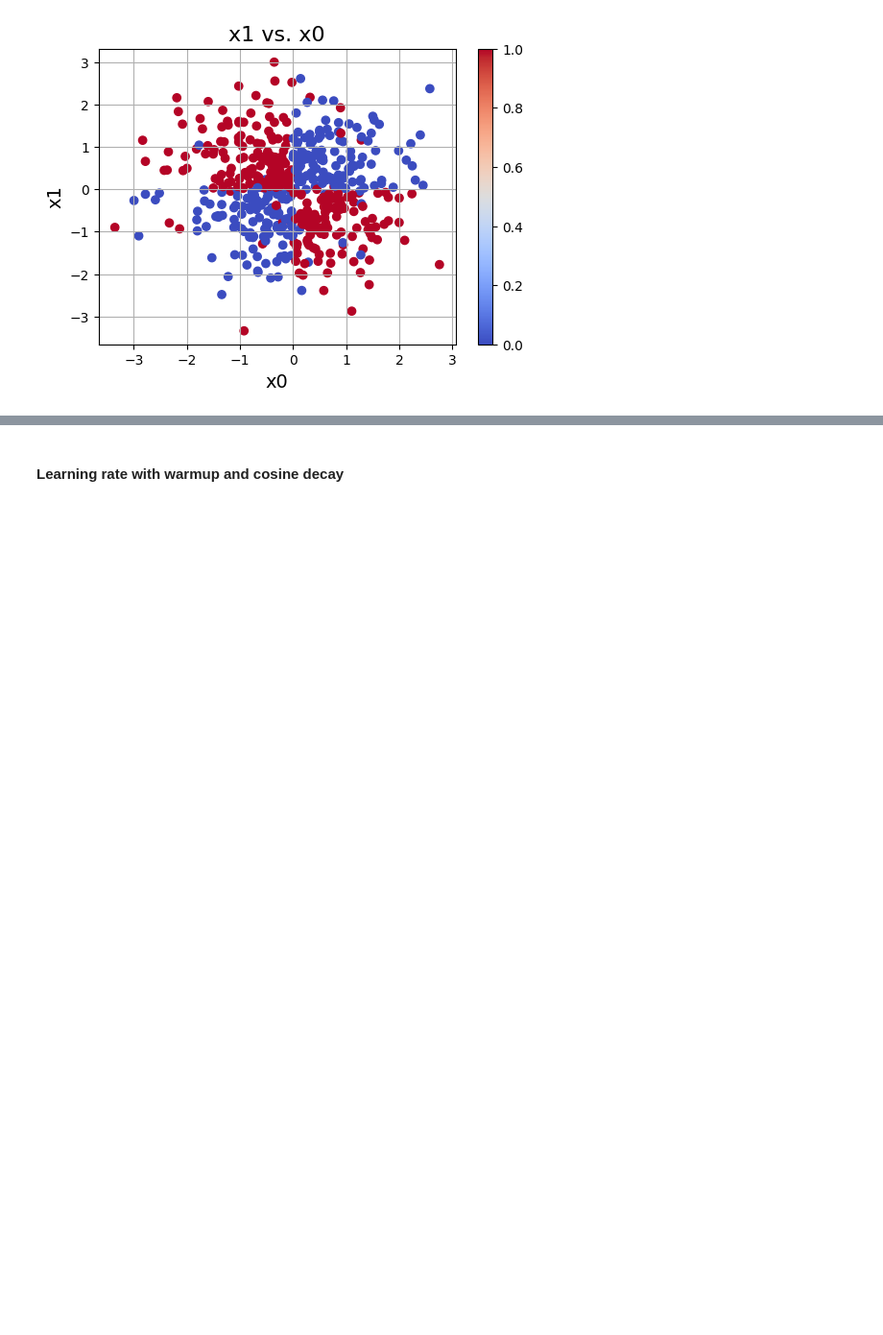
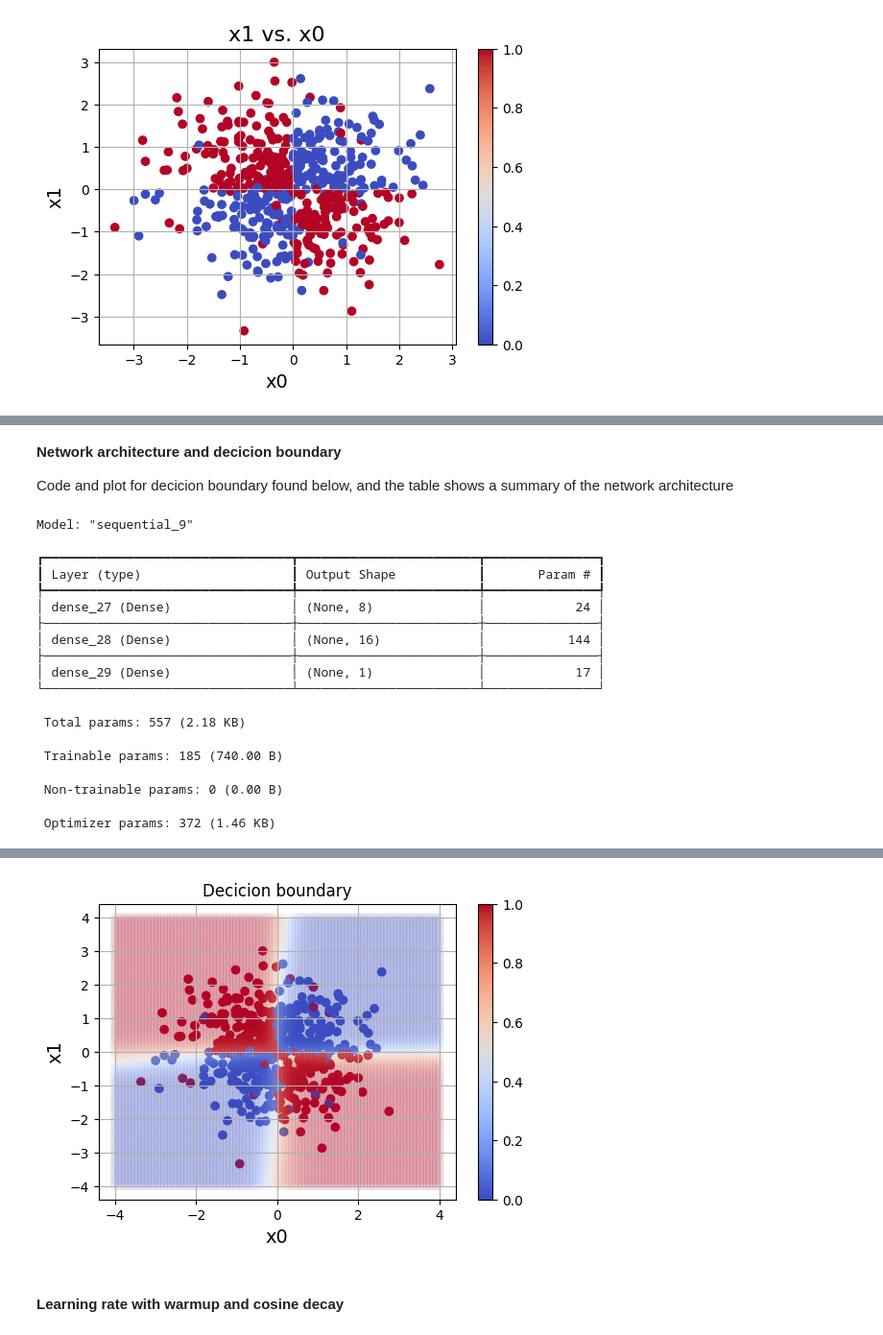
Before and after one commit to leewberg/TDT4172, a Jupyter notebook: Assignment2/Chapter_2.ipynb, the cells around one changed output, grey strips where cells are left out. Shown: that part at 96% size. Cells and saved outputs as stored; diff of their text form; code cells hidden in the pictures; blank space fills up the shorter version.

```diff
--- a/Assignment2/Chapter_2.ipynb
+++ b/Assignment2/Chapter_2.ipynb
@@ -152,0 +164,44 @@ accuracy: 0.921999990940094
+# %% [markdown]
+**Network architecture and decicion boundary**
+
+Code and plot for decicion boundary found below, and the table shows a summary of the network architecture
+# %%
+model.summary()
+
+plt.figure(figsize=(6, 4))
+plt.scatter(train['x0'], train['x1'], c=train['y'], cmap='coolwarm')
+plt.grid(True)
+plt.xlabel('x0', fontsize=14)
+plt.ylabel('x1', fontsize=14)
+plt.title('x1 vs. x0', fontsize=16)
+plt.colorbar()
+
+x = np.linspace(-4, 4, 100)
+y = np.linspace(-4, 4, 100)
+x0, x1 = np.meshgrid(x, y)
+x0 = x0.flatten()
+x1 = x1.flatten()
+xor= x0*x1
+data = np.stack([x0, x1], axis=1)
+
+predictions = model.predict(data)
+predictions = predictions.flatten()
+
+plt.scatter(x0, x1, c=predictions, cmap='coolwarm', alpha=0.05)
+plt.title('Decicion boundary')
+plt.show()
+# %% [output]
+Model: "sequential_9"
+┏━━━━━━━━━━━━━━━━━━━━━━━━━━━━━━━━━┳━━━━━━━━━━━━━━━━━━━━━━━━┳━━━━━━━━━━━━━━━┓
+┃ Layer (type)                    ┃ Output Shape           ┃       Param # ┃
+┡━━━━━━━━━━━━━━━━━━━━━━━━━━━━━━━━━╇━━━━━━━━━━━━━━━━━━━━━━━━╇━━━━━━━━━━━━━━━┩
+│ dense_27 (Dense)                │ (None, 8)              │            24 │
+├─────────────────────────────────┼────────────────────────┼───────────────┤
+│ dense_28 (Dense)                │ (None, 16)             │           144 │
+├─────────────────────────────────┼────────────────────────┼───────────────┤
+│ dense_29 (Dense)                │ (None, 1)              │            17 │
+└─────────────────────────────────┴────────────────────────┴───────────────┘
+ Total params: 557 (2.18 KB)
+ Trainable params: 185 (740.00 B)
+ Non-trainable params: 0 (0.00 B)
+ Optimizer params: 372 (1.46 KB)
@@ -153,3 +209,4 @@ accuracy: 0.921999990940094
+[figure, added]
 # %% [markdown]
 #### Learning rate with warmup and cosine decay
 # %%
```
Also changed, not shown: parts of 8 cells of this notebook.
